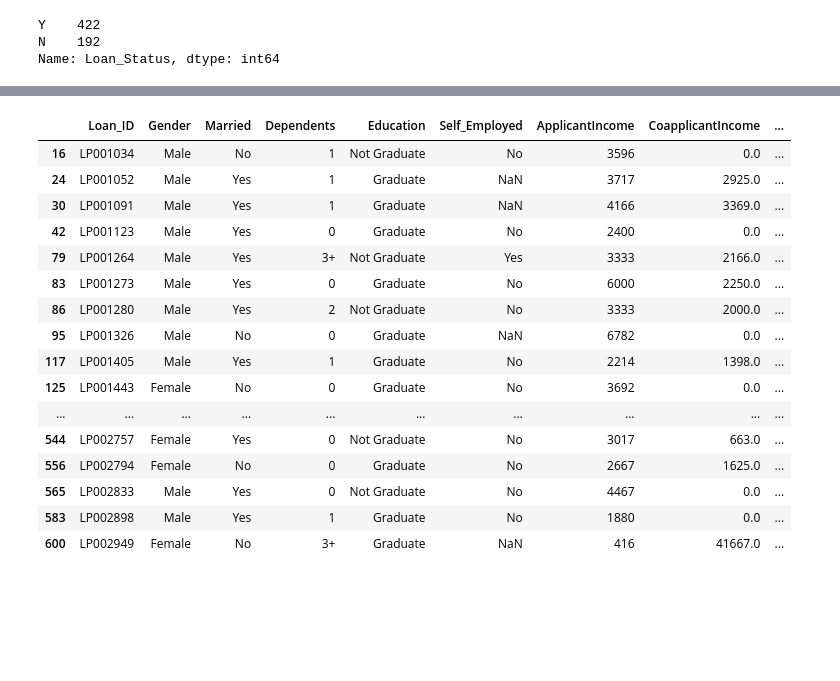
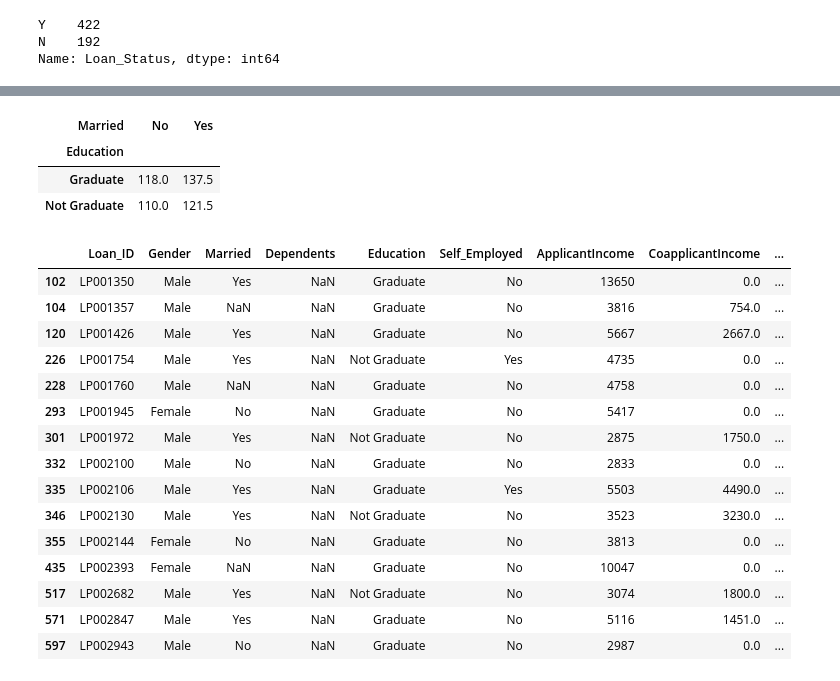
Before and after one commit to Zhenxingzhang/AnalyticsVidhya, a Jupyter notebook: LoanPrediction/notebooks/Loan_Prediction_Explore.ipynb, the cells around one changed output, grey strips where cells are left out. Saved outputs shown, nothing was run; the diff lists cells and outputs as text; code cells hidden in the pictures; blank space fills up the shorter version.

```diff
--- a/LoanPrediction/notebooks/Loan_Prediction_Explore.ipynb
+++ b/LoanPrediction/notebooks/Loan_Prediction_Explore.ipynb
@@ -128,20 +121,28 @@ Credit_History_f
+# %%
+# dealing with three missing 'Married' value
+training_data['Married'].value_counts()
+pd.pivot_table(training_data, values ='LoanAmount', index=['Education'], columns=['Married'], aggfunc=np.median)
+# %% [output]
+| Married | No | Yes |
+| Education |  |  |
+| Graduate | 118.0 | 137.5 |
+| Not Graduate | 110.0 | 121.5 |
 # %%
-training_data[training_data['Credit_History'].isnull()]
+training_data[training_data['Dependents'].isnull()]
 # %% [output]
 |  | Loan_ID | Gender | Married | Dependents | Education | Self_Employed | ApplicantIncome | CoapplicantIncome | ... |
-| 16 | LP001034 | Male | No | 1 | Not Graduate | No | 3596 | 0.0 | ... |
-| 24 | LP001052 | Male | Yes | 1 | Graduate | NaN | 3717 | 2925.0 | ... |
-| 30 | LP001091 | Male | Yes | 1 | Graduate | NaN | 4166 | 3369.0 | ... |
-| 42 | LP001123 | Male | Yes | 0 | Graduate | No | 2400 | 0.0 | ... |
-| 79 | LP001264 | Male | Yes | 3+ | Not Graduate | Yes | 3333 | 2166.0 | ... |
-| 83 | LP001273 | Male | Yes | 0 | Graduate | No | 6000 | 2250.0 | ... |
-| 86 | LP001280 | Male | Yes | 2 | Not Graduate | No | 3333 | 2000.0 | ... |
-| 95 | LP001326 | Male | No | 0 | Graduate | NaN | 6782 | 0.0 | ... |
-| 117 | LP001405 | Male | Yes | 1 | Graduate | No | 2214 | 1398.0 | ... |
-| 125 | LP001443 | Female | No | 0 | Graduate | No | 3692 | 0.0 | ... |
-| ... | ... | ... | ... | ... | ... | ... | ... | ... | ... |
-| 544 | LP002757 | Female | Yes | 0 | Not Graduate | No | 3017 | 663.0 | ... |
-| 556 | LP002794 | Female | No | 0 | Graduate | No | 2667 | 1625.0 | ... |
-| 565 | LP002833 | Male | Yes | 0 | Not Graduate | No | 4467 | 0.0 | ... |
-| 583 | LP002898 | Male | Yes | 1 | Graduate | No | 1880 | 0.0 | ... |
-| 600 | LP002949 | Female | No | 3+ | Graduate | NaN | 416 | 41667.0 | ... |
+| 102 | LP001350 | Male | Yes | NaN | Graduate | No | 13650 | 0.0 | ... |
+| 104 | LP001357 | Male | NaN | NaN | Graduate | No | 3816 | 754.0 | ... |
+| 120 | LP001426 | Male | Yes | NaN | Graduate | No | 5667 | 2667.0 | ... |
+| 226 | LP001754 | Male | Yes | NaN | Not Graduate | Yes | 4735 | 0.0 | ... |
+| 228 | LP001760 | Male | NaN | NaN | Graduate | No | 4758 | 0.0 | ... |
+| 293 | LP001945 | Female | No | NaN | Graduate | No | 5417 | 0.0 | ... |
+| 301 | LP001972 | Male | Yes | NaN | Not Graduate | No | 2875 | 1750.0 | ... |
+| 332 | LP002100 | Male | No | NaN | Graduate | No | 2833 | 0.0 | ... |
+| 335 | LP002106 | Male | Yes | NaN | Graduate | Yes | 5503 | 4490.0 | ... |
+| 346 | LP002130 | Male | Yes | NaN | Not Graduate | No | 3523 | 3230.0 | ... |
+| 355 | LP002144 | Female | No | NaN | Graduate | No | 3813 | 0.0 | ... |
+| 435 | LP002393 | Female | NaN | NaN | Graduate | No | 10047 | 0.0 | ... |
+| 517 | LP002682 | Male | Yes | NaN | Not Graduate | No | 3074 | 1800.0 | ... |
+| 571 | LP002847 | Male | Yes | NaN | Graduate | No | 5116 | 1451.0 | ... |
+| 597 | LP002943 | Male | No | NaN | Graduate | No | 2987 | 0.0 | ... |
```
Also changed, not shown: parts of 22 cells of this notebook.
